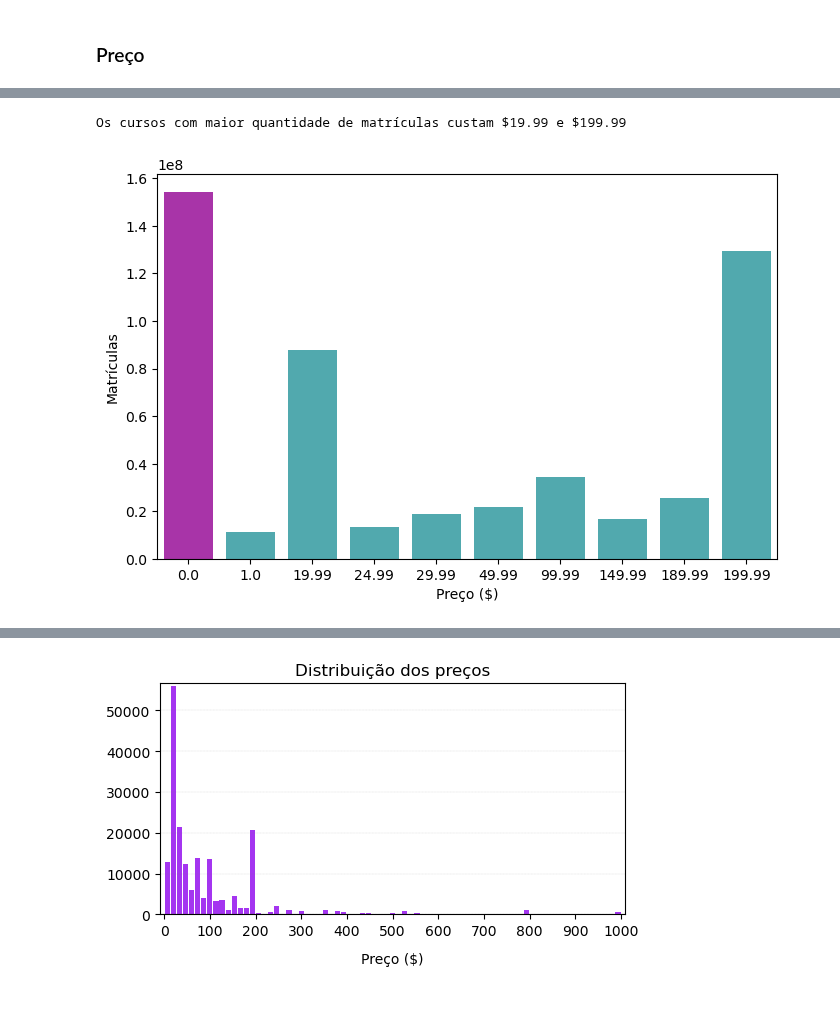
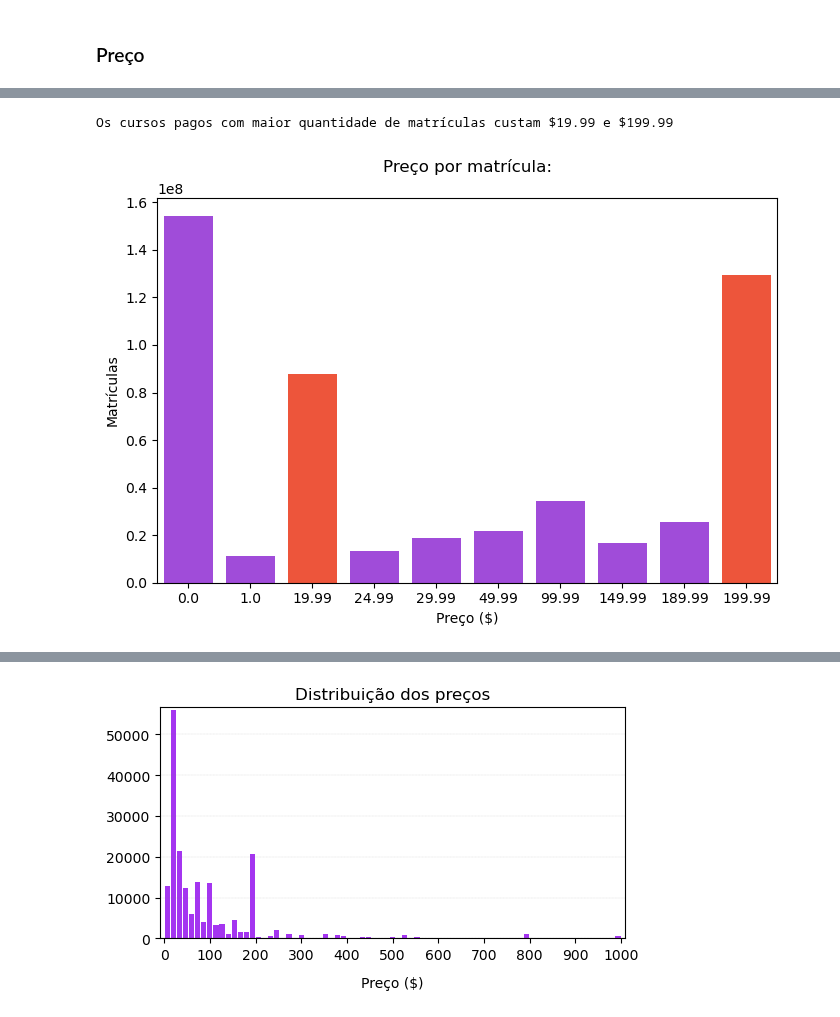
Before and after one commit to ismailymendes/mooc_udemy_coursera, a Jupyter notebook: mooc_udemy.ipynb, the cells around one changed output, grey strips where cells are left out. Cells and saved outputs as stored; diff of their text form; code cells hidden in the pictures.

Commit message:
Update notebook ['price']

```diff
--- a/mooc_udemy.ipynb
+++ b/mooc_udemy.ipynb
@@ -206,22 +265,18 @@ Cerca de 20% dos cursos custam $20 e apenas 8% custam $200
 # %%
 # Bar plot mostrando a distribuição de preço pelo número de matrículas
 udemy_price_subscribers = (udemy_cursos.loc[udemy_cursos['price'] < 200]
         .groupby(by='price', as_index=False)['num_subscribers']
         .sum()
         .sort_values(by='num_subscribers',ascending=False))
 
 plt.figure(figsize=(8,5), dpi=100)
-ax = sns.barplot(data=udemy_price_subscribers[:10], x='price', y='num_subscribers', color='#42b7bd')
+ax = sns.barplot(data=udemy_price_subscribers[:10], x='price', y='num_subscribers', color='#A435F0')
 ax.set(xlabel='Preço ($)', ylabel='Matrículas')
-patch_h = [patch.get_height() for patch in ax.patches]
-# patch_h contains the heights of all the patches now
+ax.set(title='Preço por matrícula:\n')
+ax.patches[2].set_facecolor('#ed553b')
+ax.patches[9].set_facecolor('#ed553b')
 
-idx_tallest = np.argmax(patch_h)
-# np.argmax return the index of largest value of the list
-
-ax.patches[idx_tallest].set_facecolor('#a834a8')
-
-print('Os cursos com maior quantidade de matrículas custam $19.99 e $199.99')
+print('Os cursos pagos com maior quantidade de matrículas custam $19.99 e $199.99')
 # %% [output]
-Os cursos com maior quantidade de matrículas custam $19.99 e $199.99
+Os cursos pagos com maior quantidade de matrículas custam $19.99 e $199.99
-[figure, old version]
+[figure, new version]
```
Also changed, not shown: parts of 13 cells of this notebook.
